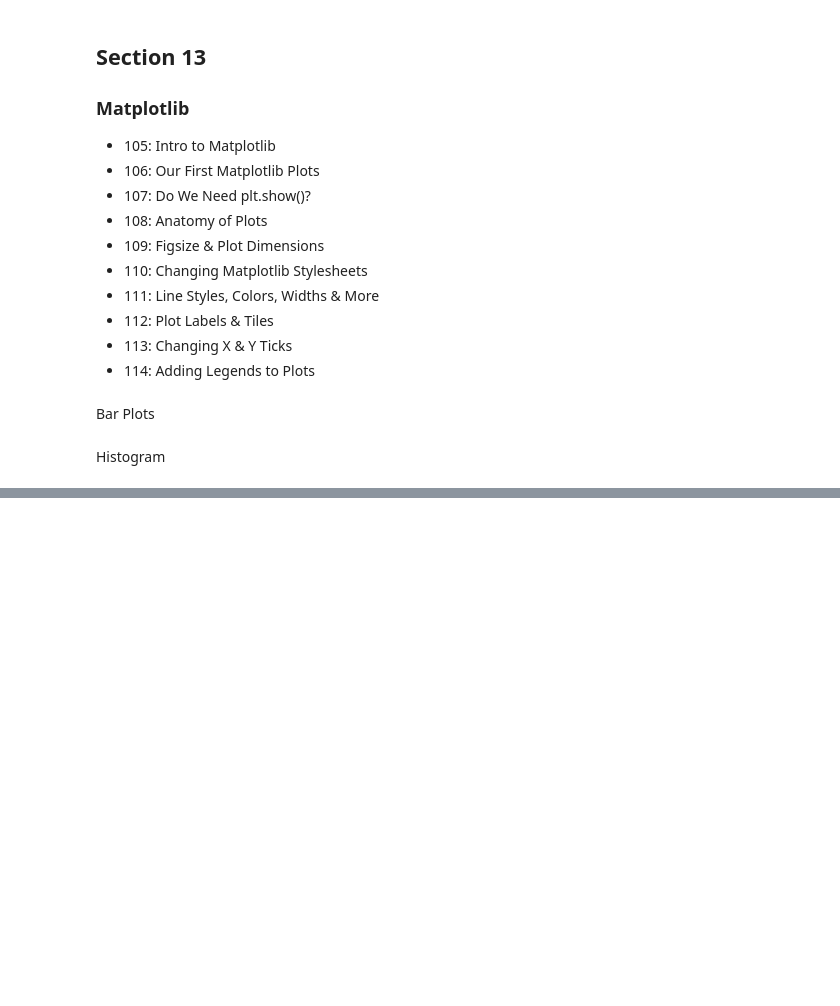
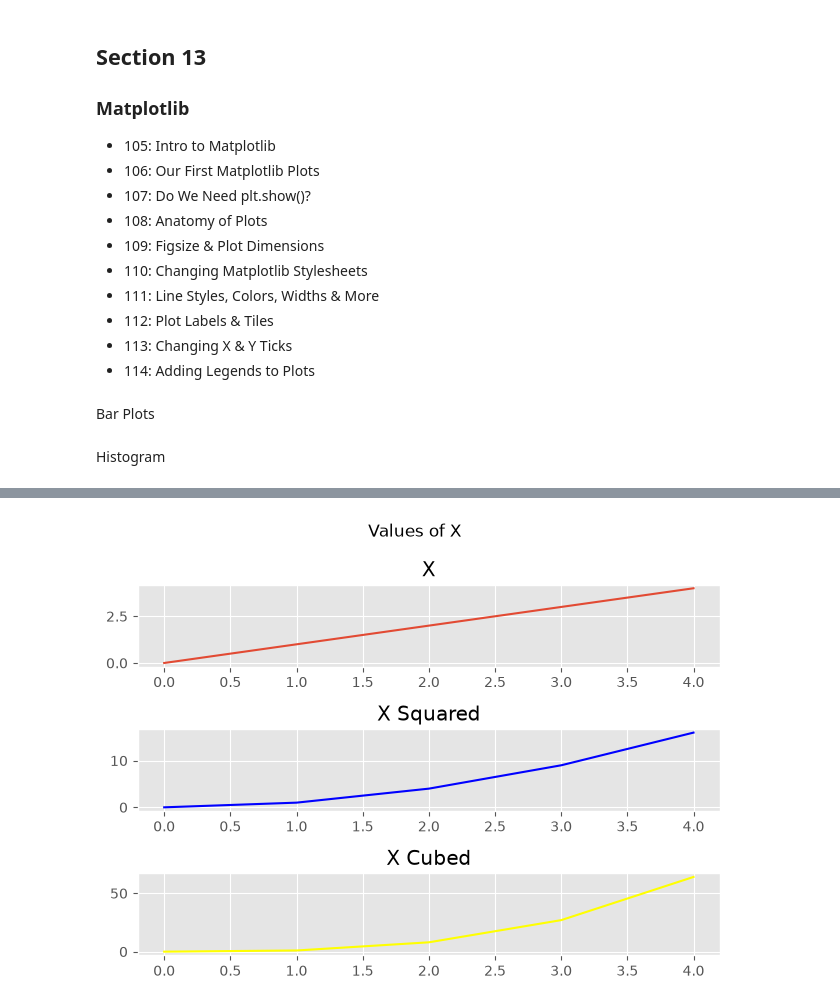
Before and after one commit to fernanda-schmidt/python-data-analysis-visualization, a Jupyter notebook: notebooks/section13.ipynb, the cells around one changed output, grey strips where cells are left out. Saved outputs shown, nothing was run; the diff lists cells and outputs as text; code cells hidden in the pictures; blank space fills up the shorter version.

```diff
--- a/notebooks/section13.ipynb
+++ b/notebooks/section13.ipynb
@@ -193,0 +207,19 @@ plt.pie(prices, labels=labels, autopct='%1.2f%%', explode=(0,0,0.1,0))
+# %%
+nums = np.arange(5)
+plt.figure()
+plt.suptitle('Values of X')
+
+plt.subplot(3, 1, 1)
+plt.plot(nums, nums)
+plt.title('X')
+
+plt.subplot(3, 1, 2)
+plt.plot(nums, nums**2, color='blue')
+plt.title('X Squared')
+
+plt.subplot(3, 1, 3)
+plt.plot(nums, nums**3, color='yellow')
+plt.title('X Cubed')
+plt.tight_layout()
+# %% [output]
+[figure, added]
```
Also changed, not shown: parts of 5 cells of this notebook.
